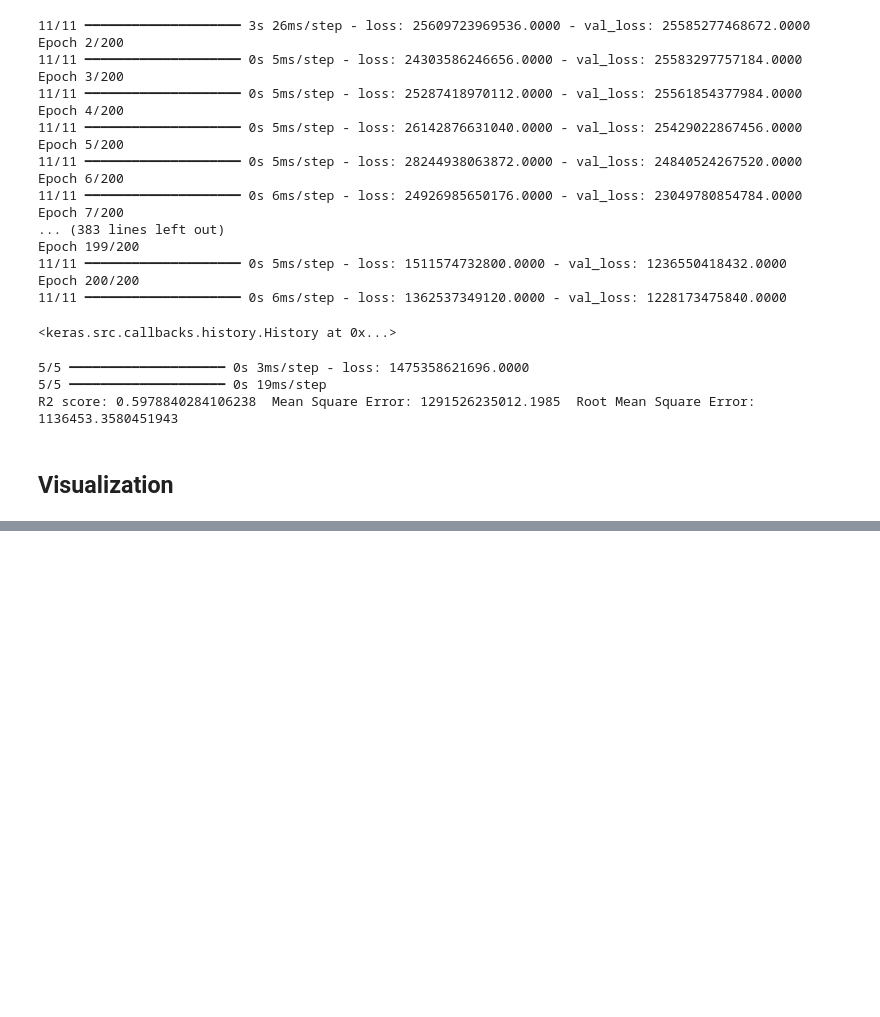
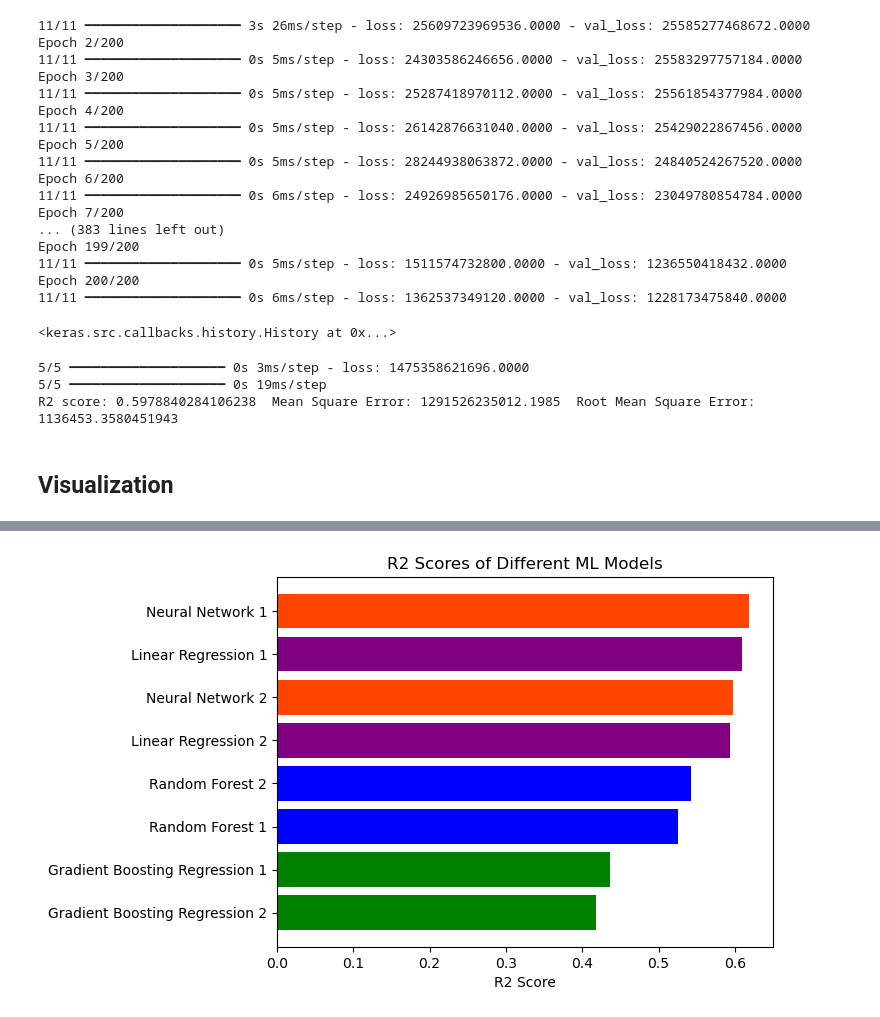
Before and after one commit to MissKay535/Project4-Housing_Prediction, a Jupyter notebook: Housing_Prediction.ipynb, the cells around one changed output, grey strips where cells are left out. Drawn from its saved outputs; the diff is of its cells as text; code cells hidden in the pictures; blank space fills up the shorter version.

```diff
--- a/Housing_Prediction.ipynb
+++ b/Housing_Prediction.ipynb
@@ -301,0 +328,4 @@ R2 score: 0.5978840284106238  Mean Square Error: 1291526235012.1985  Root Mean S
+# %%
+# df ordered by result
+ordered_df = results_df.sort_values(by="R2 Score")
+ordered_df
@@ -301,0 +342,9 @@ R2 score: 0.5978840284106238  Mean Square Error: 1291526235012.1985  Root Mean S
+# %%
+# Bar chart of results ordered
+colors = ["green", "green",  "blue", "blue","purple", "orangered", "purple", "orangered"]
+plt.barh(y=ordered_df["Model"], width=ordered_df["R2 Score"], color=colors)
+plt.title("R2 Scores of Different ML Models")
+plt.xlabel("R2 Score")
+plt.show()
+# %% [output]
+[figure, added]
```
Also changed, not shown: parts of 4 cells of this notebook.
